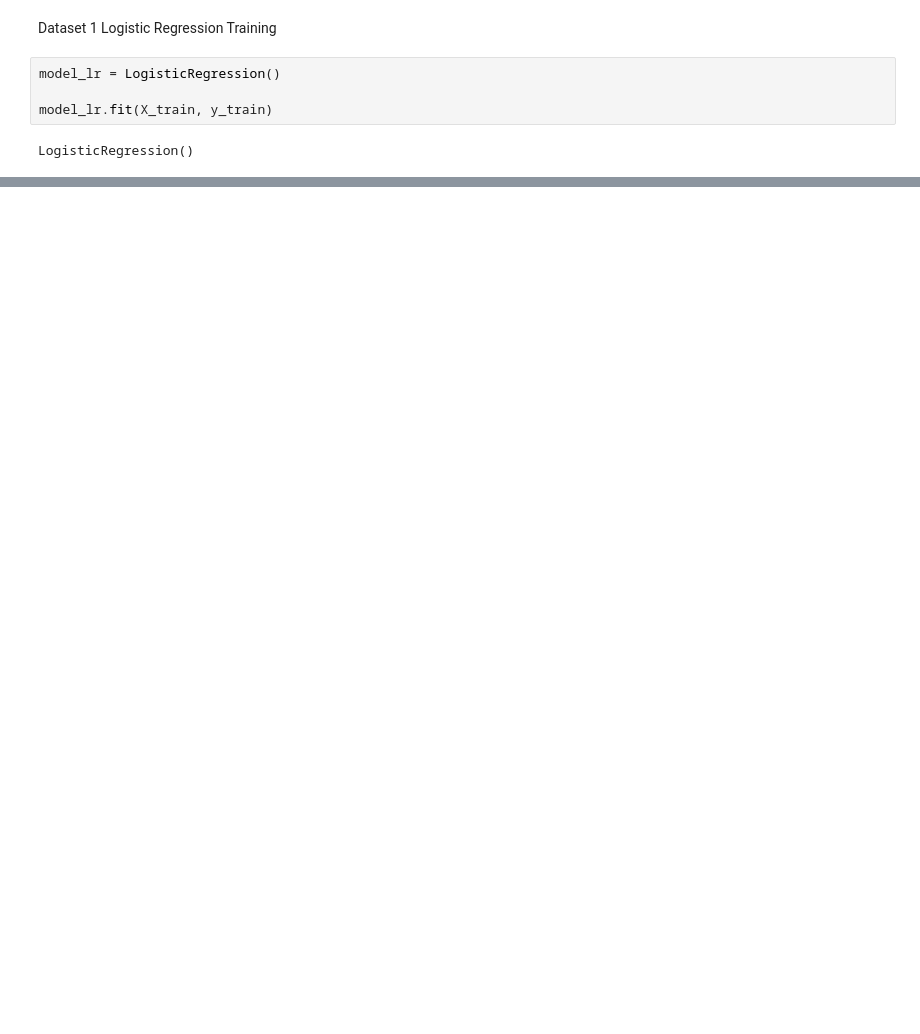
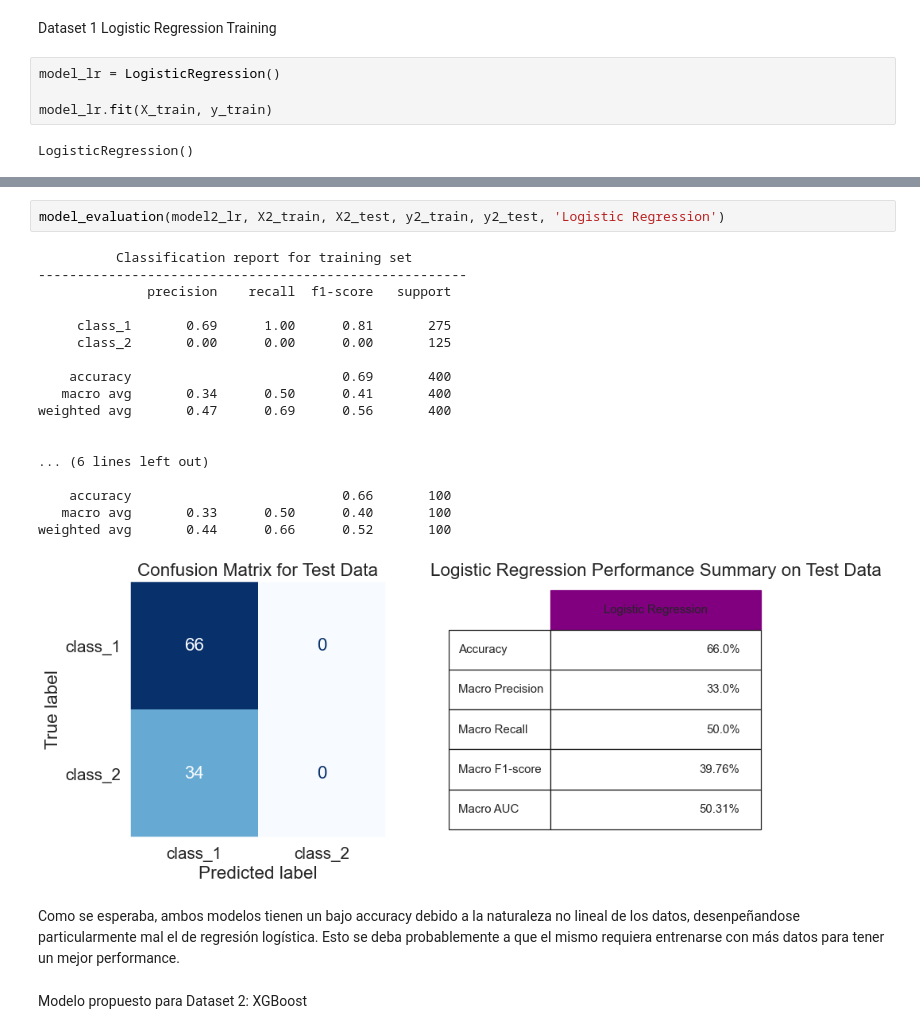
Before and after one commit to EzicStar/ml_interview_problem, a Jupyter notebook: solution.ipynb, the cells around one changed output, grey strips where cells are left out. Drawn from its saved outputs; the diff is of its cells as text; blank space fills up the shorter version.

```diff
--- a/solution.ipynb
+++ b/solution.ipynb
@@ -180,0 +301,25 @@ weighted avg       0.99      0.99      0.99       100
+# %%
+model_evaluation(model2_lr, X2_train, X2_test, y2_train, y2_test, 'Logistic Regression')
+# %% [output]
+          Classification report for training set
+-------------------------------------------------------
+              precision    recall  f1-score   support
+
+     class_1       0.69      1.00      0.81       275
+     class_2       0.00      0.00      0.00       125
+
+    accuracy                           0.69       400
+   macro avg       0.34      0.50      0.41       400
+weighted avg       0.47      0.69      0.56       400
+
+
+... (6 lines left out)
+
+    accuracy                           0.66       100
+   macro avg       0.33      0.50      0.40       100
+weighted avg       0.44      0.66      0.52       100
+[figure, added]
+# %% [markdown]
+Como se esperaba, ambos modelos tienen un bajo accuracy debido a la naturaleza no lineal de los datos, desenpeñandose particularmente mal el de regresión logística. Esto se deba probablemente a que el mismo requiera entrenarse con más datos para tener un mejor performance.
+# %% [markdown]
+Modelo propuesto para Dataset 2: XGBoost
```
Also changed, not shown: parts of 25 cells of this notebook.
